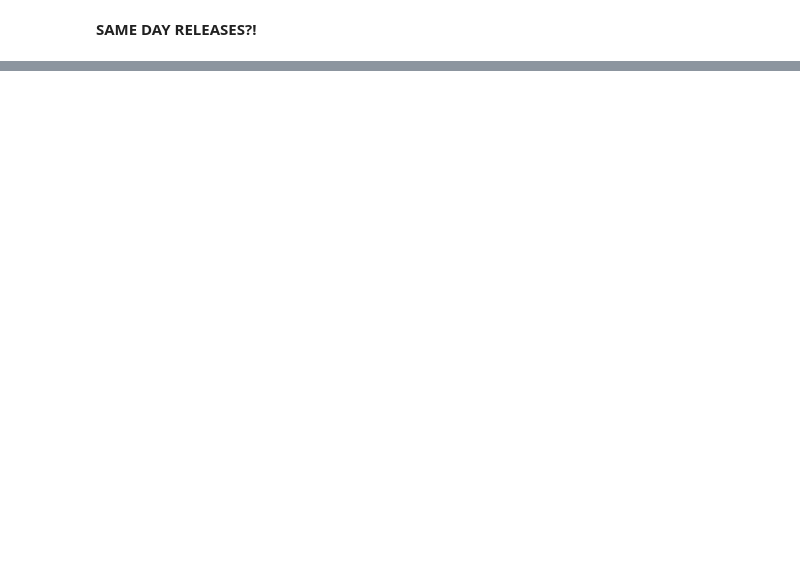
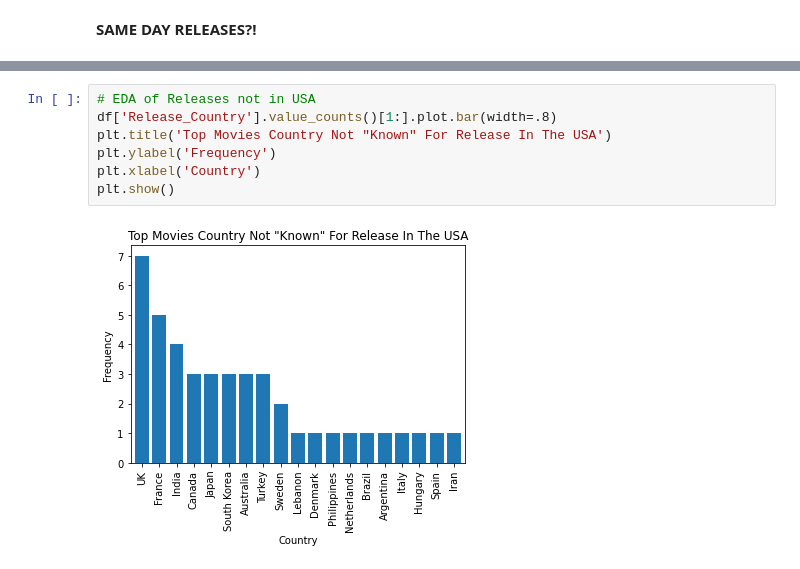
Before and after one commit to MaxTechniche/DS20_Unit_1_Build, a Jupyter notebook: Jacob_Maxfield_Unit_1_Project_Build.ipynb, the cells around one changed output, grey strips where cells are left out. Drawn from its saved outputs; the diff is of its cells as text; blank space fills up the shorter version.

```diff
--- a/Jacob_Maxfield_Unit_1_Project_Build.ipynb
+++ b/Jacob_Maxfield_Unit_1_Project_Build.ipynb
@@ -231,0 +244,9 @@ plt.show()
+# %%
+# EDA of Releases not in USA
+df['Release_Country'].value_counts()[1:].plot.bar(width=.8)
+plt.title('Top Movies Country Not "Known" For Release In The USA')
+plt.ylabel('Frequency')
+plt.xlabel('Country')
+plt.show()
+# %% [output]
+[figure, added]
```
Also changed, not shown: parts of 30 cells of this notebook.
